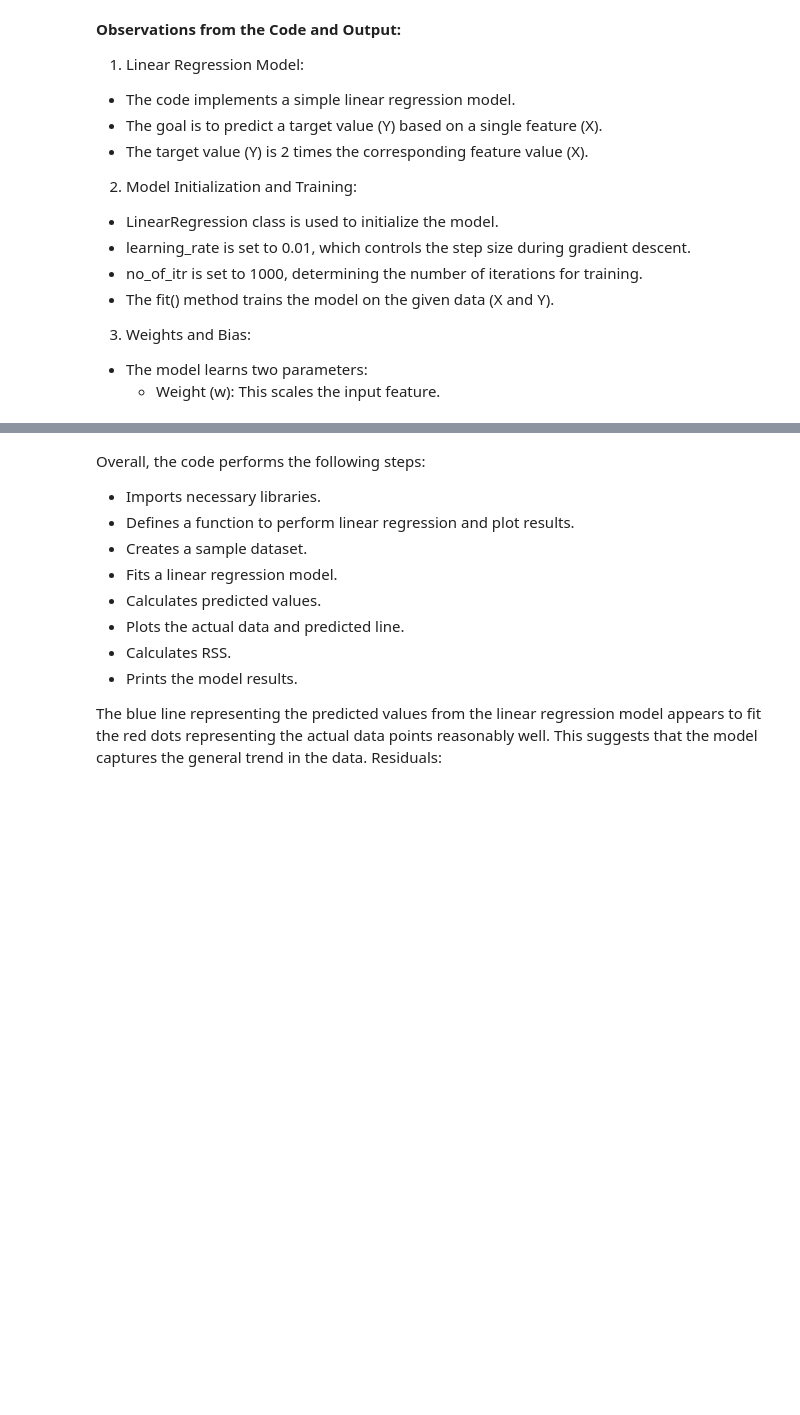
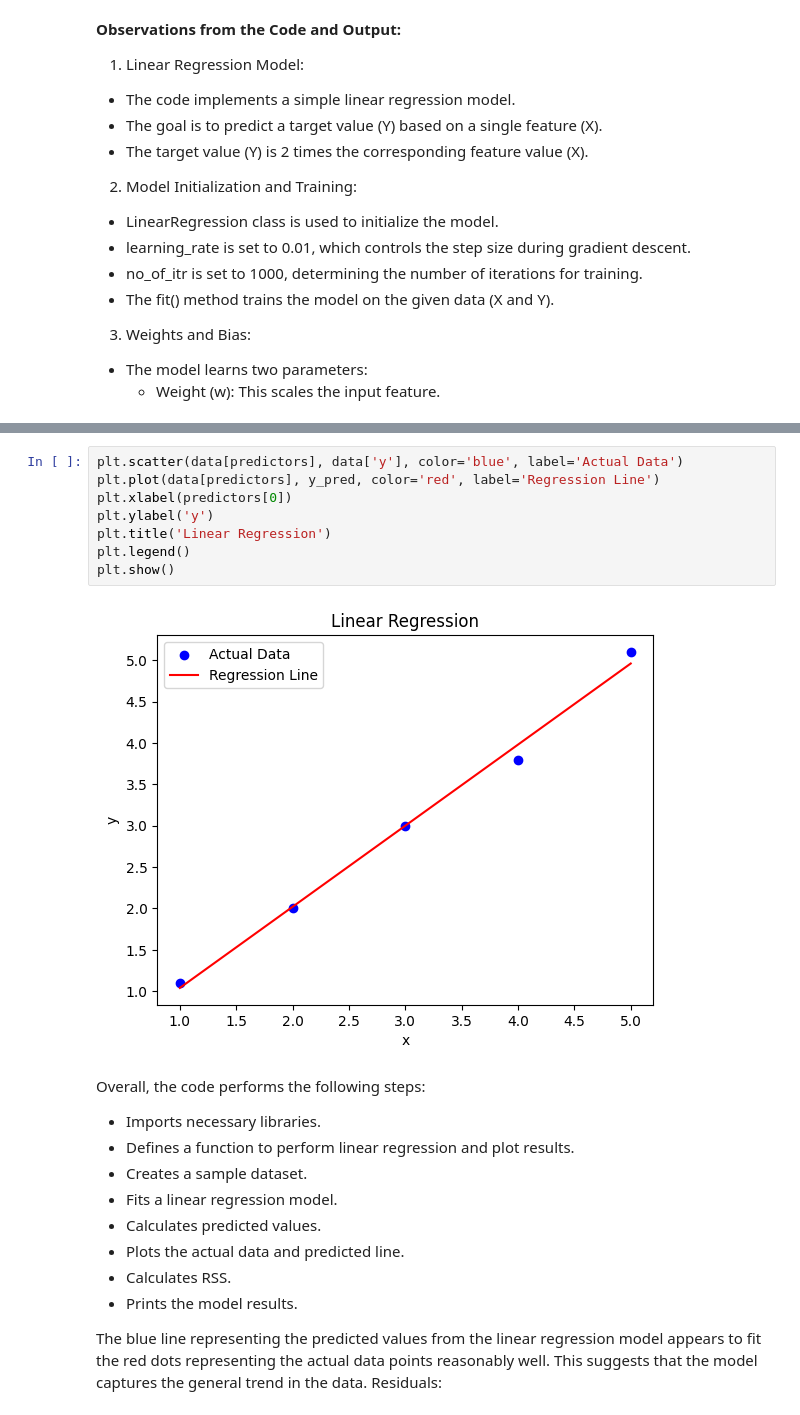
Before and after one commit to kolllurisiripavan/kolllurisiripavan, a Jupyter notebook: siripavan_ecp.ipynb, the cells around one changed output, grey strips where cells are left out. Cells and saved outputs as stored; diff of their text form; blank space fills up the shorter version.

```diff
--- a/siripavan_ecp.ipynb
+++ b/siripavan_ecp.ipynb
@@ -860,3 +987,13 @@ Results: RSS=0.056, Intercept=0.060, Coefficients=0.980
+# %%
+plt.scatter(data[predictors], data['y'], color='blue', label='Actual Data')
+plt.plot(data[predictors], y_pred, color='red', label='Regression Line')
+plt.xlabel(predictors[0])
+plt.ylabel('y')
+plt.title('Linear Regression')
+plt.legend()
+plt.show()
+# %% [output]
+[figure, added]
 # %% [markdown]
 Overall, the code performs the following steps:
  * Imports necessary libraries.
```
Also changed, not shown: parts of 17 cells of this notebook.
